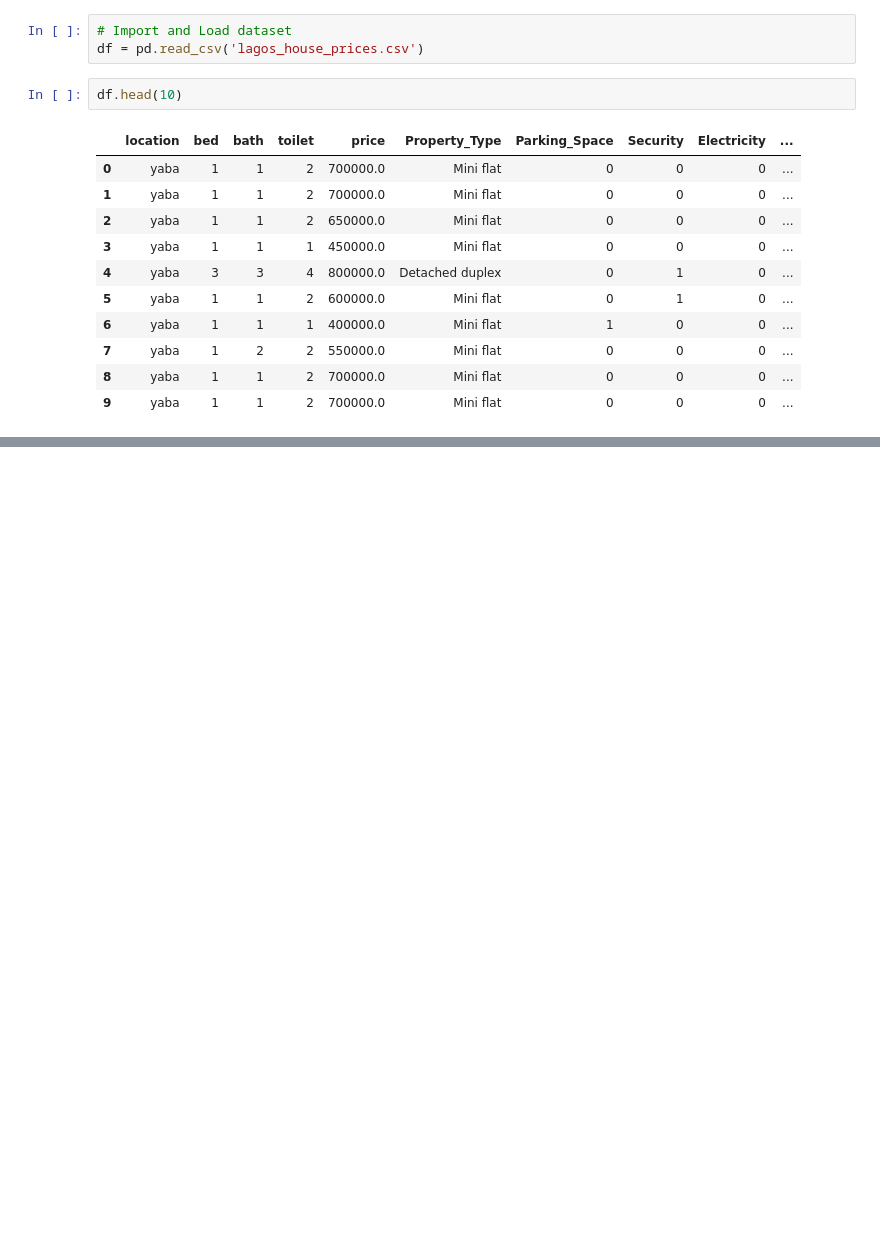
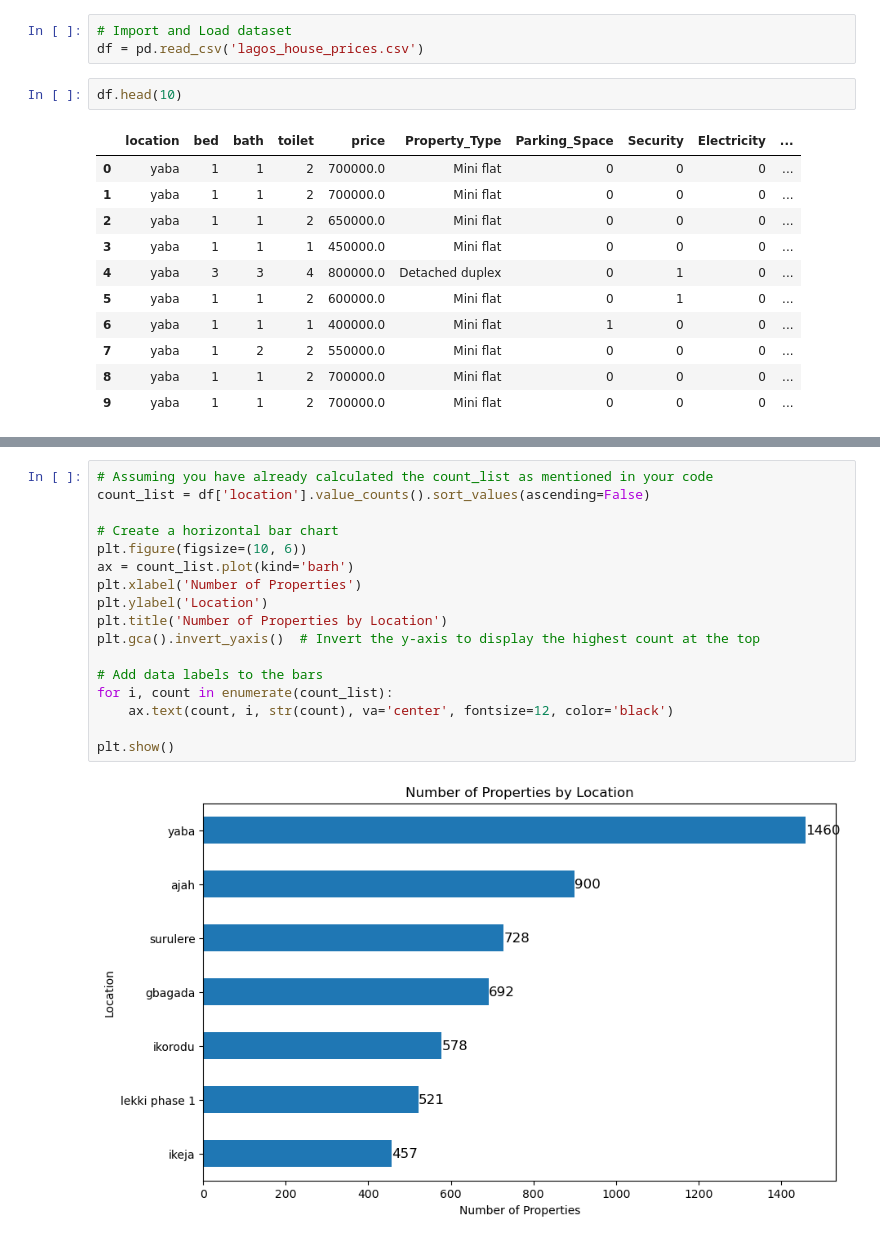
Before and after one commit to LoveRedemption/Lagos_House_prices, a Jupyter notebook: Lagos_House_prices.ipynb, the cells around one changed output, grey strips where cells are left out. Cells and saved outputs as stored; diff of their text form; blank space fills up the shorter version.

```diff
--- a/Lagos_House_prices.ipynb
+++ b/Lagos_House_prices.ipynb
@@ -23,0 +180,19 @@ df.head(10)
+# %%
+# Assuming you have already calculated the count_list as mentioned in your code
+count_list = df['location'].value_counts().sort_values(ascending=False)
+
+# Create a horizontal bar chart
+plt.figure(figsize=(10, 6))
+ax = count_list.plot(kind='barh')
+plt.xlabel('Number of Properties')
+plt.ylabel('Location')
+plt.title('Number of Properties by Location')
+plt.gca().invert_yaxis()  # Invert the y-axis to display the highest count at the top
+
+# Add data labels to the bars
+for i, count in enumerate(count_list):
+    ax.text(count, i, str(count), va='center', fontsize=12, color='black')
+
+plt.show()
+# %% [output]
+[figure, added]
```
Also changed, not shown: parts of 41 cells of this notebook, 7 other files.
